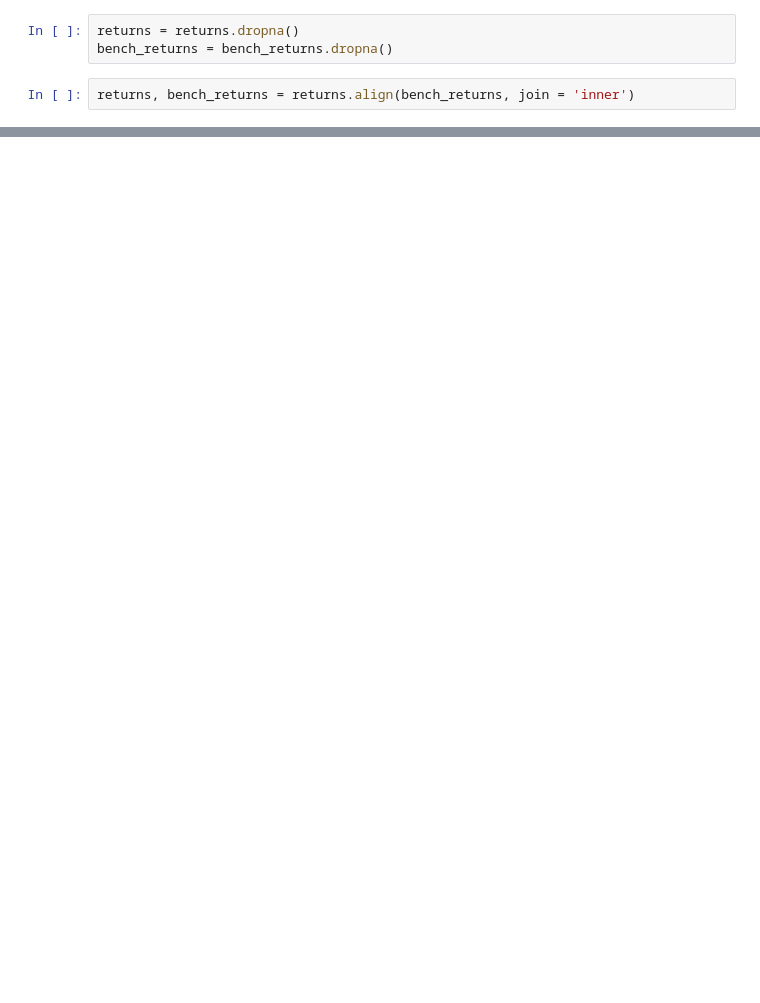
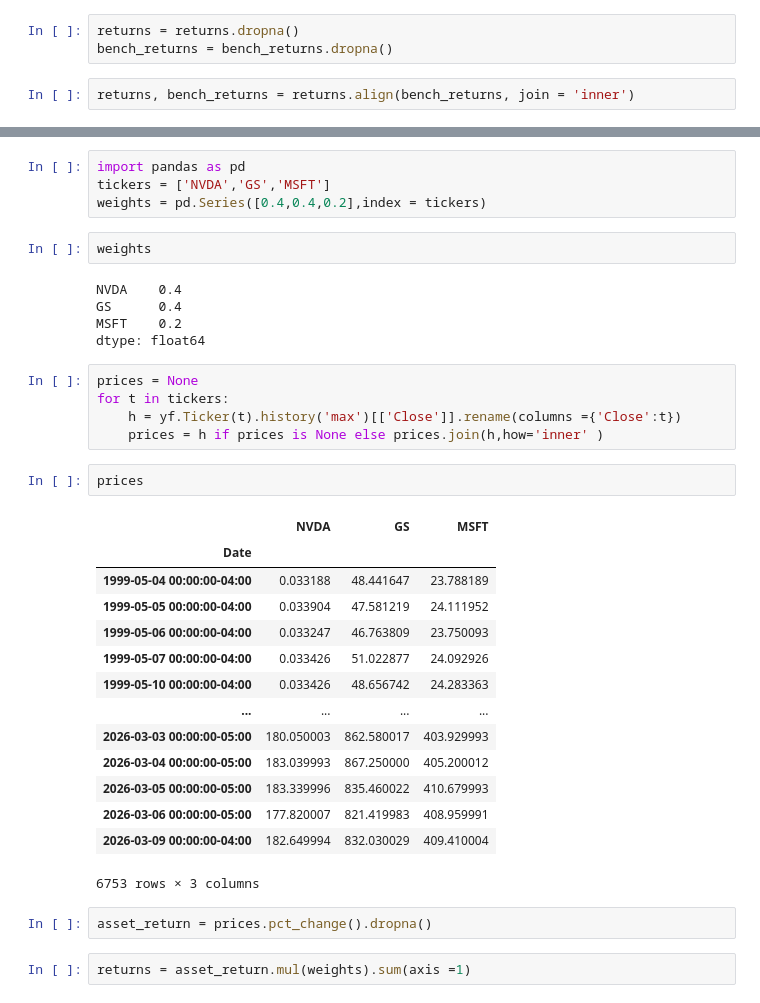
Before and after one commit to 23f1001061/STOCK-PORTFOLIO-ANALYSIS, a Jupyter notebook: stock/stock.ipynb, the cells around one changed output, grey strips where cells are left out. Drawn from its saved outputs; the diff is of its cells as text; blank space fills up the shorter version.

```diff
--- a/stock/stock.ipynb
+++ b/stock/stock.ipynb
@@ -144,0 +145,37 @@ pf.create_returns_tear_sheet(returns, live_start_date='2023-01-01',benchmark_ret
+# %%
+import pandas as pd
+tickers = ['NVDA','GS','MSFT']
+weights = pd.Series([0.4,0.4,0.2],index = tickers)
+# %%
+weights
+# %% [output]
+NVDA    0.4
+GS      0.4
+MSFT    0.2
+dtype: float64
+# %%
+prices = None
+for t in tickers:
+    h = yf.Ticker(t).history('max')[['Close']].rename(columns ={'Close':t})
+    prices = h if prices is None else prices.join(h,how='inner' )
+# %%
+prices
+# %% [output]
+|  | NVDA | GS | MSFT |
+| Date |  |  |  |
+| 1999-05-04 00:00:00-04:00 | 0.033188 | 48.441647 | 23.788189 |
+| 1999-05-05 00:00:00-04:00 | 0.033904 | 47.581219 | 24.111952 |
+| 1999-05-06 00:00:00-04:00 | 0.033247 | 46.763809 | 23.750093 |
+| 1999-05-07 00:00:00-04:00 | 0.033426 | 51.022877 | 24.092926 |
+| 1999-05-10 00:00:00-04:00 | 0.033426 | 48.656742 | 24.283363 |
+| ... | ... | ... | ... |
+| 2026-03-03 00:00:00-05:00 | 180.050003 | 862.580017 | 403.929993 |
+| 2026-03-04 00:00:00-05:00 | 183.039993 | 867.250000 | 405.200012 |
+| 2026-03-05 00:00:00-05:00 | 183.339996 | 835.460022 | 410.679993 |
+| 2026-03-06 00:00:00-05:00 | 177.820007 | 821.419983 | 408.959991 |
+| 2026-03-09 00:00:00-04:00 | 182.649994 | 832.030029 | 409.410004 |
+6753 rows × 3 columns
+# %%
+asset_return = prices.pct_change().dropna()
+# %%
+returns = asset_return.mul(weights).sum(axis =1)
```
Also changed, not shown: parts of 11 cells of this notebook, 1 other file.
